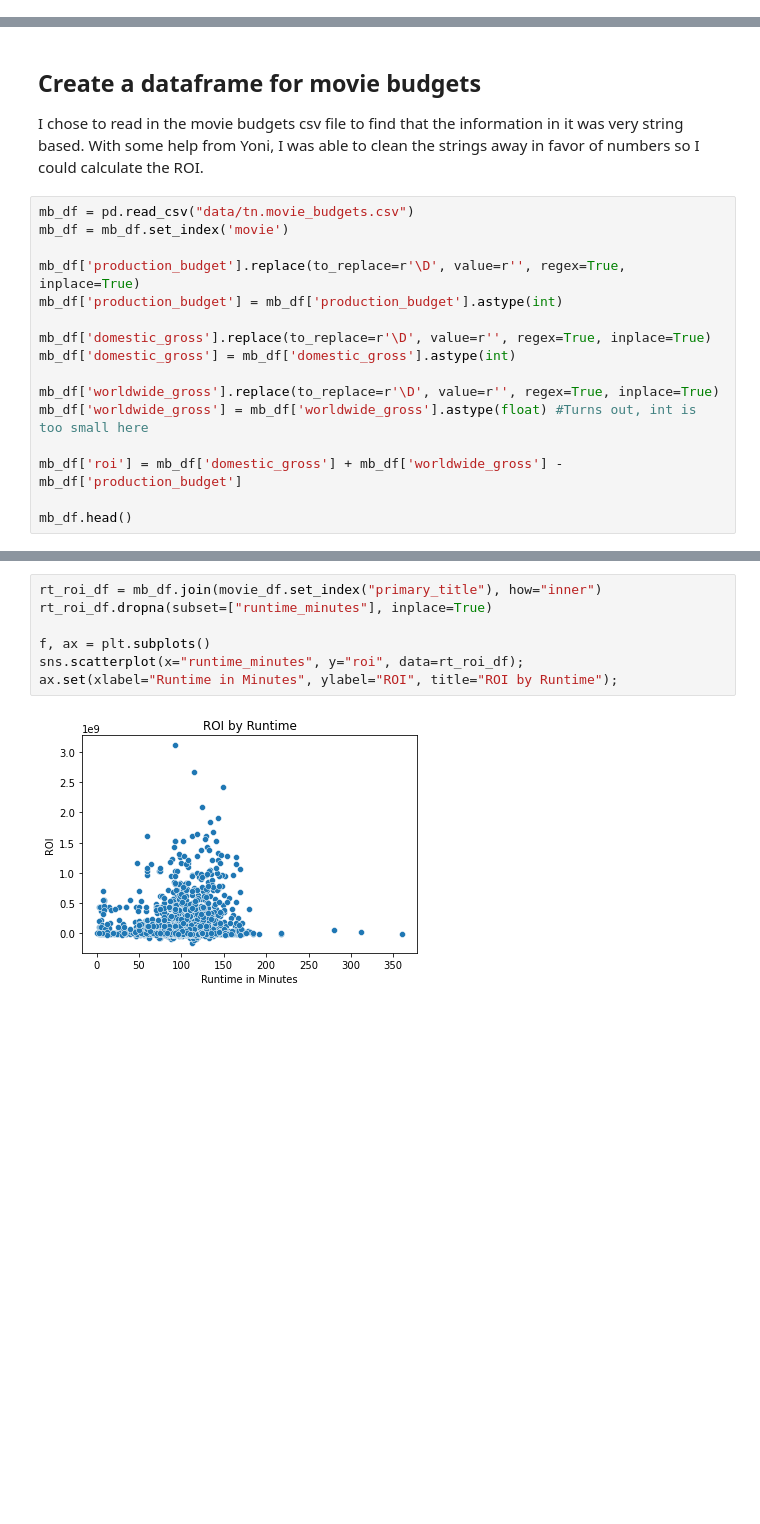
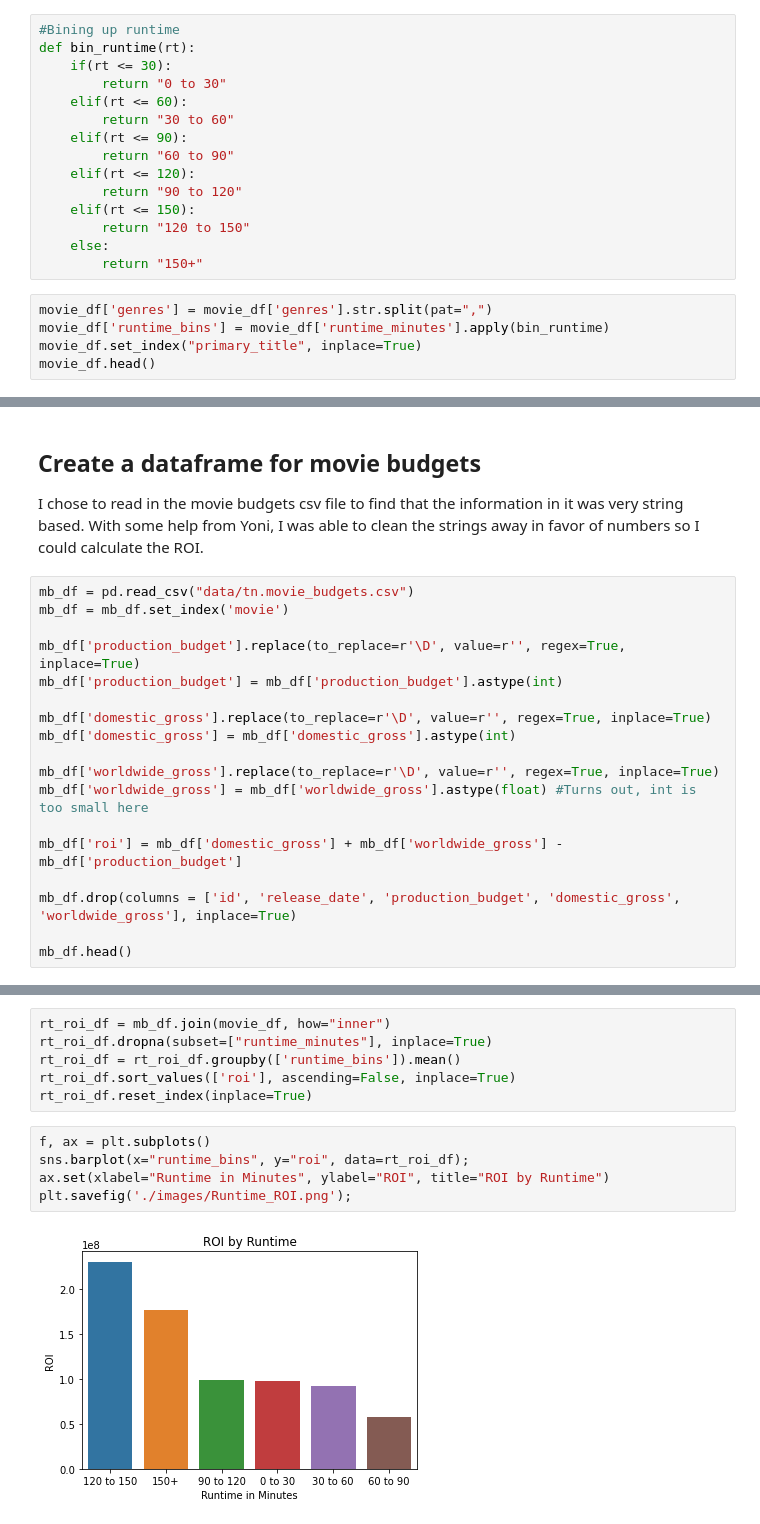
Before and after one commit to sammarder/dsc-phase-1-project-v2-4, a Jupyter notebook: student.ipynb, the cells around one changed output, grey strips where cells are left out. Drawn from its saved outputs; the diff is of its cells as text; blank space fills up the shorter version.

```diff
--- a/student.ipynb
+++ b/student.ipynb
@@ -51,0 +53,20 @@ movie_df.head()
+# %%
+#Bining up runtime
+def bin_runtime(rt):
+    if(rt <= 30):
+        return "0 to 30"
+    elif(rt <= 60):
+        return "30 to 60"
+    elif(rt <= 90):
+        return "60 to 90"
+    elif(rt <= 120):
+        return "90 to 120"
+    elif(rt <= 150):
+        return "120 to 150"
+    else:
+        return "150+"
+# %%
+movie_df['genres'] = movie_df['genres'].str.split(pat=",")
+movie_df['runtime_bins'] = movie_df['runtime_minutes'].apply(bin_runtime)
+movie_df.set_index("primary_title", inplace=True)
+movie_df.head()
@@ -78,5 +110,7 @@ mb_df['worldwide_gross'] = mb_df['worldwide_gross'].astype(float) #Turns out, in
 
 mb_df['roi'] = mb_df['domestic_gross'] + mb_df['worldwide_gross'] - mb_df['production_budget']
 
+mb_df.drop(columns = ['id', 'release_date', 'production_budget', 'domestic_gross', 'worldwide_gross'], inplace=True)
+
 mb_df.head()
 # %% [output]
@@ -119,10 +157,14 @@ sns.despine(left=True, bottom=True)
+# %%
+rt_roi_df = mb_df.join(movie_df, how="inner")
+rt_roi_df.dropna(subset=["runtime_minutes"], inplace=True)
+rt_roi_df = rt_roi_df.groupby(['runtime_bins']).mean()
+rt_roi_df.sort_values(['roi'], ascending=False, inplace=True)
+rt_roi_df.reset_index(inplace=True)
 # %%
-rt_roi_df = mb_df.join(movie_df.set_index("primary_title"), how="inner")
-rt_roi_df.dropna(subset=["runtime_minutes"], inplace=True)
-
 f, ax = plt.subplots()
-sns.scatterplot(x="runtime_minutes", y="roi", data=rt_roi_df);
-ax.set(xlabel="Runtime in Minutes", ylabel="ROI", title="ROI by Runtime");
+sns.barplot(x="runtime_bins", y="roi", data=rt_roi_df);
+ax.set(xlabel="Runtime in Minutes", ylabel="ROI", title="ROI by Runtime")
+plt.savefig('./images/Runtime_ROI.png');
 # %% [output]
-[figure, old version]
+[figure, new version]
 # %% [markdown]
```
Also changed, not shown: parts of 20 cells of this notebook.
